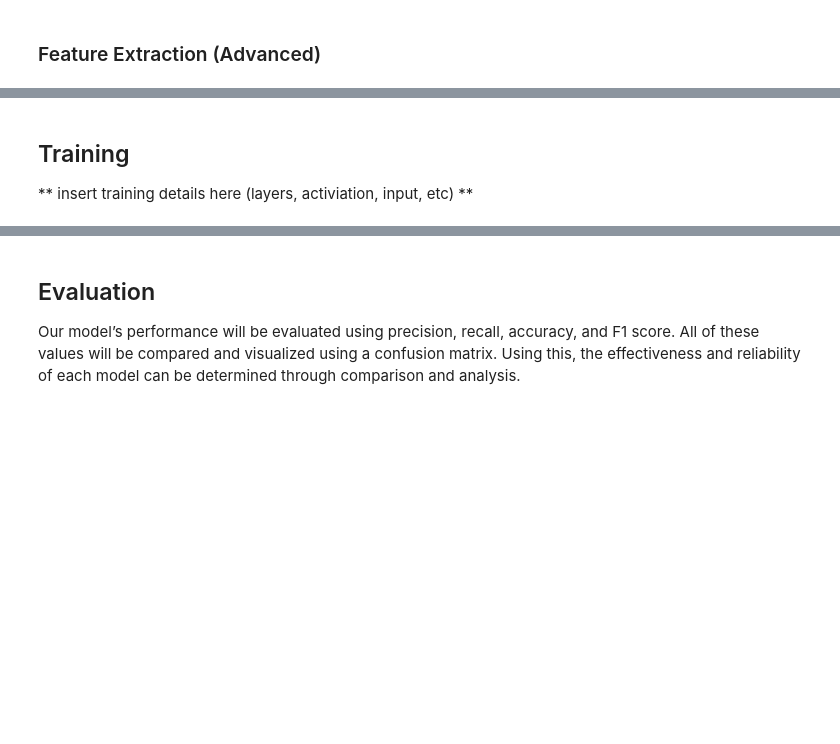
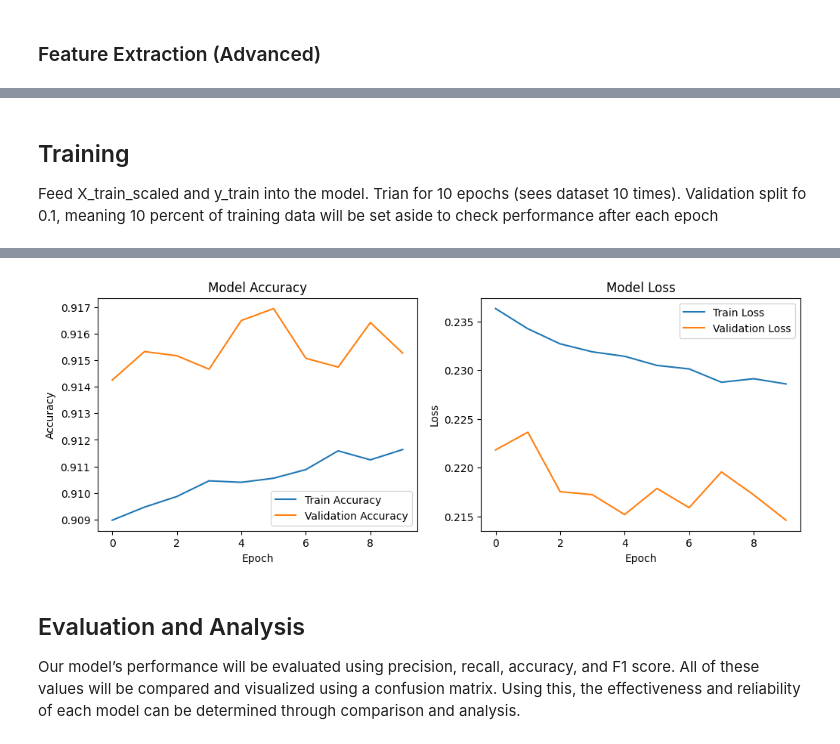
Before and after one commit to ryannlle/MaliciousUrlDetection, a Jupyter notebook: multiLayerPercptronNN.ipynb, the cells around one changed output, grey strips where cells are left out. Cells and saved outputs as stored; diff of their text form; code cells hidden in the pictures; blank space fills up the shorter version.

Commit message:
Update project files: improve README, update notebook, and exclude dataset

```diff
--- a/multiLayerPercptronNN.ipynb
+++ b/multiLayerPercptronNN.ipynb
@@ -173,0 +244,12 @@ Index(['url', 'type', 'domain', 'path', 'url_length', 'path_length',
+# %%
+scaler = MinMaxScaler()
+
+# Fit the scaler on ONLY the training data and then transform it
+X_train_scaled = scaler.fit_transform(X_train)
+
+# Transform the test data with the same scaler
+X_test_scaled = scaler.transform(X_test)
+
+# Ensure shapes
+print("Original Train Data (First row):\n", X_train.iloc[0])
+print("Scaled Train Data (First row):\n", X_train_scaled[0])
@@ -174,4 +323,34 @@ Index(['url', 'type', 'domain', 'path', 'url_length', 'path_length',
 # %% [markdown]
 ## Training
 
-** insert training details here (layers, activiation, input, etc) **
+Feed X_train_scaled and y_train into the model. Trian for 10 epochs (sees dataset 10 times). Validation split fo 0.1, meaning 10 percent of training data will be set aside to check performance after each epoch
+# %%
+# Train model
+# epochs = 10: Iterate 10 times over entire dataset
+# batch_size = 32: Process 32 samples per iteration
+# validation_split = 0.1: 10% of training data used for validation after each epoch
+history = model.fit(X_train_scaled, y_train, epochs=10, batch_size=32, validation_split=0.1)
+
+# Plot training & validation accuracy values
+plt.figure(figsize=(12, 4))
+
+# Plot accuracy
+plt.subplot(1, 2, 1)
+plt.plot(history.history['accuracy'], label='Train Accuracy')
+plt.plot(history.history['val_accuracy'], label='Validation Accuracy')
+plt.title('Model Accuracy')
+plt.xlabel('Epoch')
+plt.ylabel('Accuracy')
+plt.legend()
+
+# Plot loss
+plt.subplot(1, 2, 2)
+plt.plot(history.history['loss'], label='Train Loss')
+plt.plot(history.history['val_loss'], label='Validation Loss')
+plt.title('Model Loss')
+plt.xlabel('Epoch')
+plt.ylabel('Loss')
+plt.legend()
+
+plt.show()
+# %% [output]
@@ -178,4 +377,5 @@ Index(['url', 'type', 'domain', 'path', 'url_length', 'path_length',
+[figure, added]
 # %% [markdown]
-## Evaluation
+## Evaluation and Analysis
 
 Our model’s performance will be evaluated using precision, recall, accuracy, and F1 score. All of these values will be compared and visualized using a confusion matrix. Using this, the effectiveness and reliability of each model can be determined through comparison and analysis.
```
Also changed, not shown: parts of 13 cells of this notebook, 2 other files.
